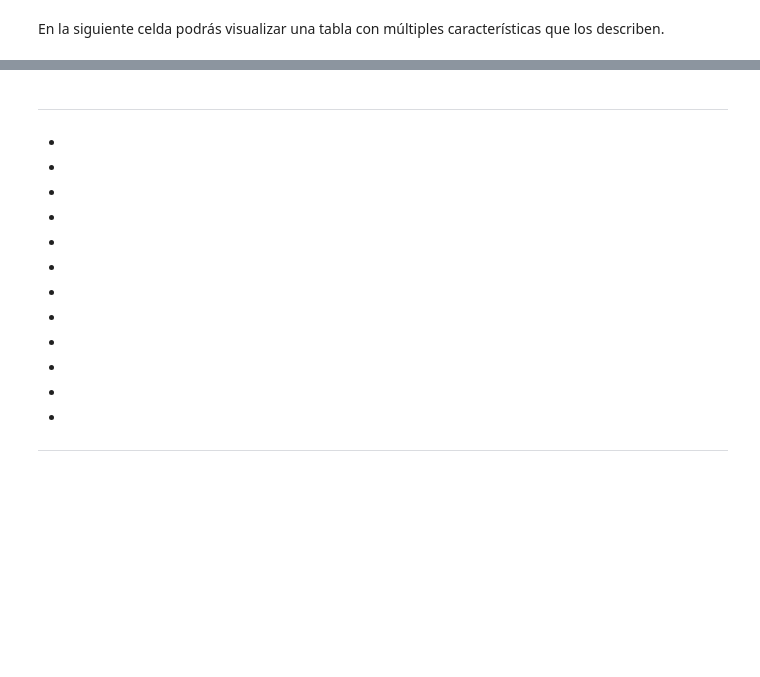
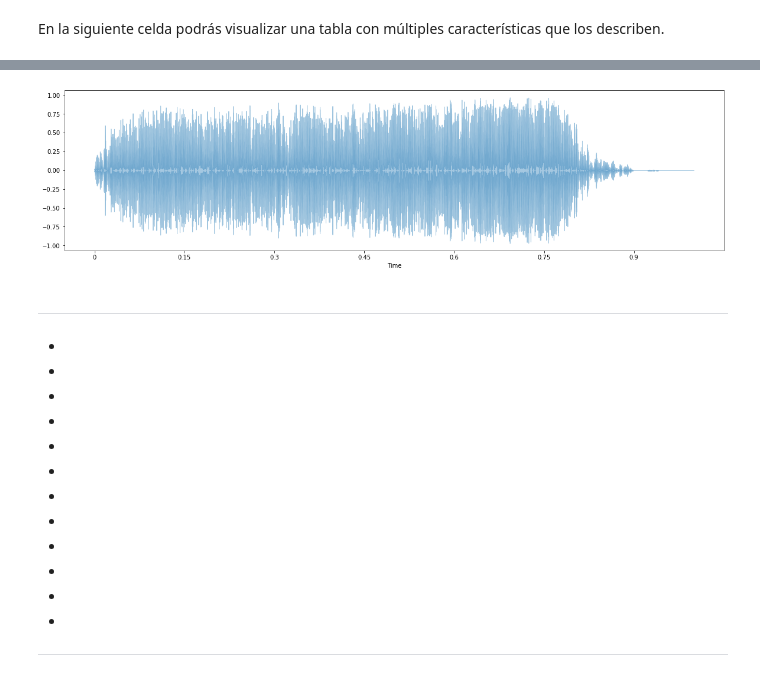
Before and after one commit to mezaga/ACIML, a Jupyter notebook: ACIML_seminario_prototype_final.ipynb, the cells around one changed output, grey strips where cells are left out. Drawn from its saved outputs; the diff is of its cells as text; code cells hidden in the pictures; blank space fills up the shorter version.

```diff
--- a/ACIML_seminario_prototype_final.ipynb
+++ b/ACIML_seminario_prototype_final.ipynb
@@ -211,7 +191,7 @@ Xw = (data- mu_wave)/max_wave
 Xw = Xw[...,np.newaxis][...,np.newaxis]
 
 referencia_1 = 'Preentrenado' #@param ['Nuevo modelo','Preentrenado','mi modelo']
-Epocas = 10 #@param {type:"slider", min:10, max:10000, step:1}
+Epocas = 373 #@param {type:"slider", min:10, max:10000, step:1}
 batches = 20 #@param {type: "integer"}
 lr = 0.00008 #@param {type: "slider", min:0.00001, max: 0.0001, step:0.00001}
 
@@ -220,8 +200,8 @@ optimizer = tf.keras.optimizers.Adam(lr, clipvalue=0.5)
 if referencia_1 == 'Preentrenado':
   original_dim = (16000, 1, 1)
   encoder_inputs = keras.Input(original_dim)
-  encoder_pretrained = tf.keras.models.load_model('/content/encoder2',compile = False)
-  decoder_pretrained = tf.keras.models.load_model('/content/decoder2',compile = False)
+  encoder_pretrained = tf.keras.models.load_model('/content/encoder2_cdmx',compile = False)
+  decoder_pretrained = tf.keras.models.load_model('/content/decoder2_cdmx',compile = False)
   outpt = decoder_pretrained(encoder_pretrained(encoder_inputs)[2])
   vae = Model(inputs=encoder_inputs, outputs=outpt, name='VAE-Model')
   vae.compile(optimizer= optimizer,loss = 'mean_squared_error')
@@ -318,16 +298,16 @@ IPython.display.display(IPython.display.Audio(Xw[audiotracks[track]].flatten(),
 IPython.display.display(IPython.display.Audio(latent_search(track, DATA_filt, Xw)[1],rate = sr16k))
 # %%
 #@title Interpolación { run: "auto" }
-audio = 'askfg0' #@param {type:"string"}
-audio2 = 'askfg165' #@param {type:"string"}
+audio_id = 'fm1' #@param {type:"string"}
+audio_id2 = 'fm2' #@param {type:"string"}
 
-porcentaje_de_cambio = 1 #@param {type:"slider", min:1, max:10, step:1}
+porcentaje_de_cambio = 6 #@param {type:"slider", min:1, max:10, step:1}
 fig, ax = plt.subplots()
 fig.set_figwidth(20)
 fig.set_figheight(5)
 
-idx = list(DATA_filt[DATA_filt['id'] == audio].index)[0]
-idx2 = list(DATA_filt[DATA_filt['id'] == audio2].index)[0]
+idx = list(DATA_filt[DATA_filt['id'] == audio_id].index)[0]
+idx2 = list(DATA_filt[DATA_filt['id'] == audio_id2].index)[0]
 audio_a = all_tracks_latent[0][idx]
 audio_b = all_tracks_latent[0][idx2]
 inter = latent_inter(audio_a, audio_b, 10, porcentaje_de_cambio)
@@ -339,3 +319,4 @@ inter = latent_inter(audio_a, audio_b, 10, porcentaje_de_cambio)
 #ax.plot(inter)
 librosa.display.waveshow(inter, sr=16000, alpha=0.4, label='Original')
 IPython.display.display(IPython.display.Audio(inter, rate = sr16k))
+# %% [output]
@@ -342,3 +325,4 @@ IPython.display.display(IPython.display.Audio(inter, rate = sr16k))
+[figure, added]
 # %% [markdown]
 ******
 *
```
Also changed, not shown: parts of 5 cells of this notebook.
